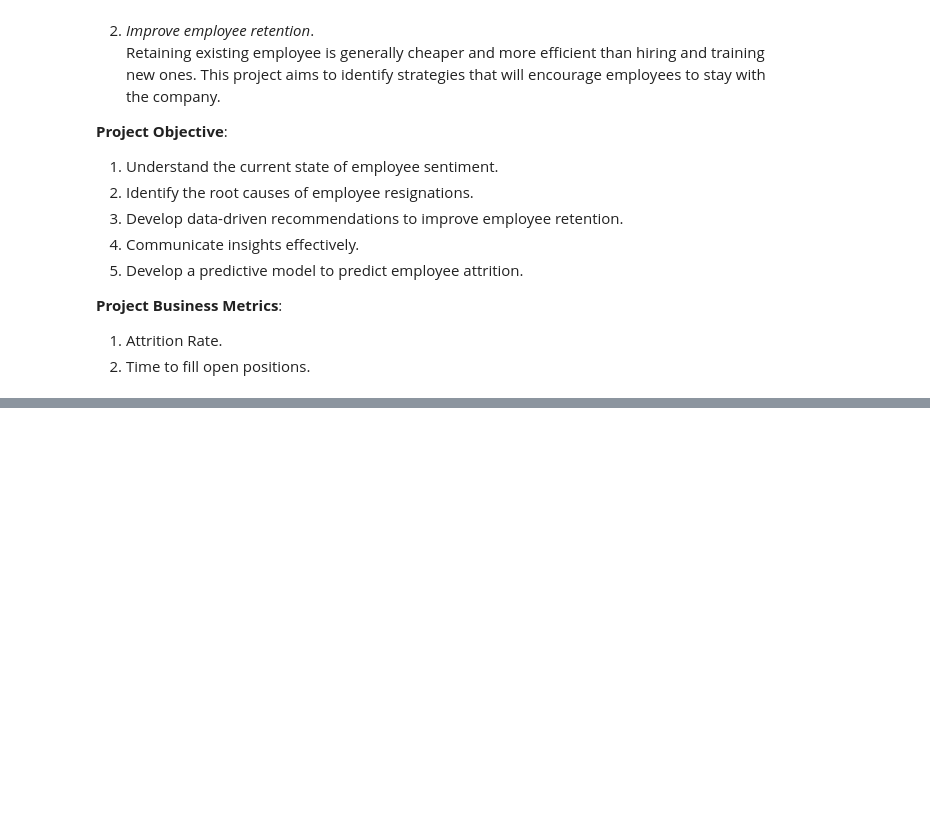
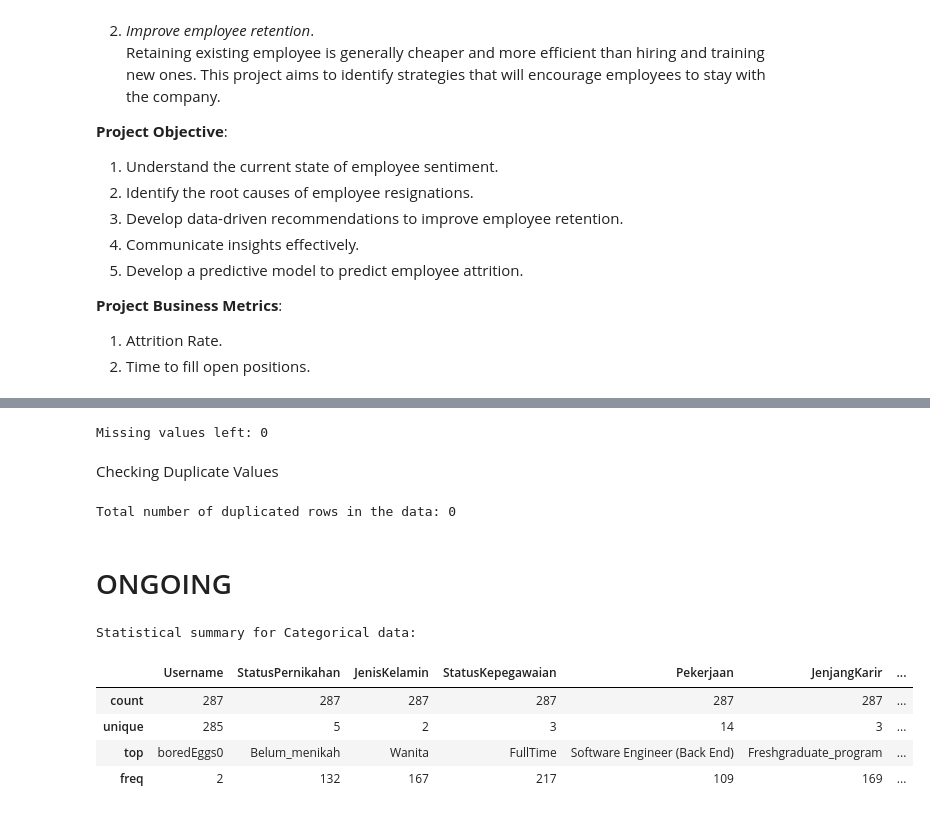
Before and after one commit to azaryasph/Improving-Employee-Retention-By-Predicting-Employee-Attrition-Using-Machine-Learning, a Jupyter notebook: notebook/predict_employee_attrition.ipynb, the cells around one changed output, grey strips where cells are left out. Drawn from its saved outputs; the diff is of its cells as text; code cells hidden in the pictures; blank space fills up the shorter version.

```diff
--- a/notebook/predict_employee_attrition.ipynb
+++ b/notebook/predict_employee_attrition.ipynb
@@ -20,0 +97,43 @@ In this Mini Project, I have a role as a member of the Data Scientist team at a
+# %%
+# Create a copy of the original dataset to not modify the original data
+data_proc = data_ori.copy()
+
+# Drop IkutProgramLOP columns
+data_proc = data_proc.drop(columns='IkutProgramLOP')
+
+# Fill missing values on AlasanResign with 'Unkown'
+data_proc['AlasanResign'] = data_proc['AlasanResign'].fillna('Unknown')
+
+# fill SkorKepuasanPegawai with mode
+data_proc['SkorKepuasanPegawai'] = data_proc['SkorKepuasanPegawai'].fillna(data_proc['SkorKepuasanPegawai'].mode()[0])
+
+# fill rest of the missing values with 0
+data_proc = data_proc.fillna(0)
+
+# Check if there are any missing values left
+null_val2 = data_proc.isnull().sum().sum()
+print(f'Missing values left: {null_val2}')
+# %% [output]
+Missing values left: 0
+# %% [markdown]
+Checking Duplicate Values
+# %%
+total_dupl = data_proc.duplicated().sum()
+print(f'Total number of duplicated rows in the data: {total_dupl}')
+# %% [output]
+Total number of duplicated rows in the data: 0
+# %% [markdown]
+# ONGOING
+# %%
+# data_ori['EnterpriseID'] = data_ori['EnterpriseID'].astype('object')
+categorical = data_ori.select_dtypes('object')
+
+print('Statistical summary for Categorical data:')
+display(categorical.describe())
+# %% [output]
+Statistical summary for Categorical data:
+|  | Username | StatusPernikahan | JenisKelamin | StatusKepegawaian | Pekerjaan | JenjangKarir | ... |
+| count | 287 | 287 | 287 | 287 | 287 | 287 | ... |
+| unique | 285 | 5 | 2 | 3 | 14 | 3 | ... |
+| top | boredEggs0 | Belum_menikah | Wanita | FullTime | Software Engineer (Back End) | Freshgraduate_program | ... |
+| freq | 2 | 132 | 167 | 217 | 109 | 169 | ... |
```
Also changed, not shown: parts of 16 cells of this notebook.
